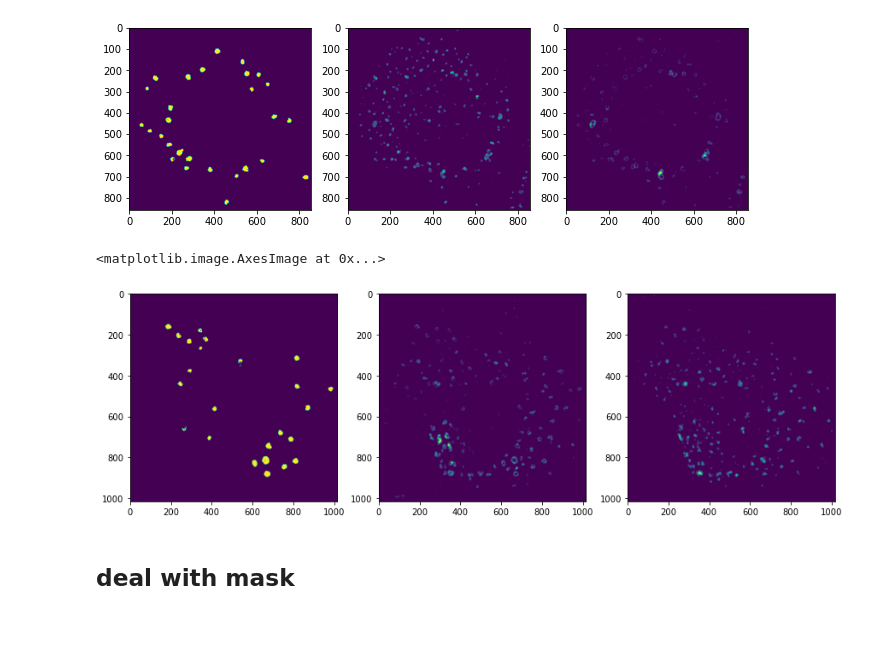
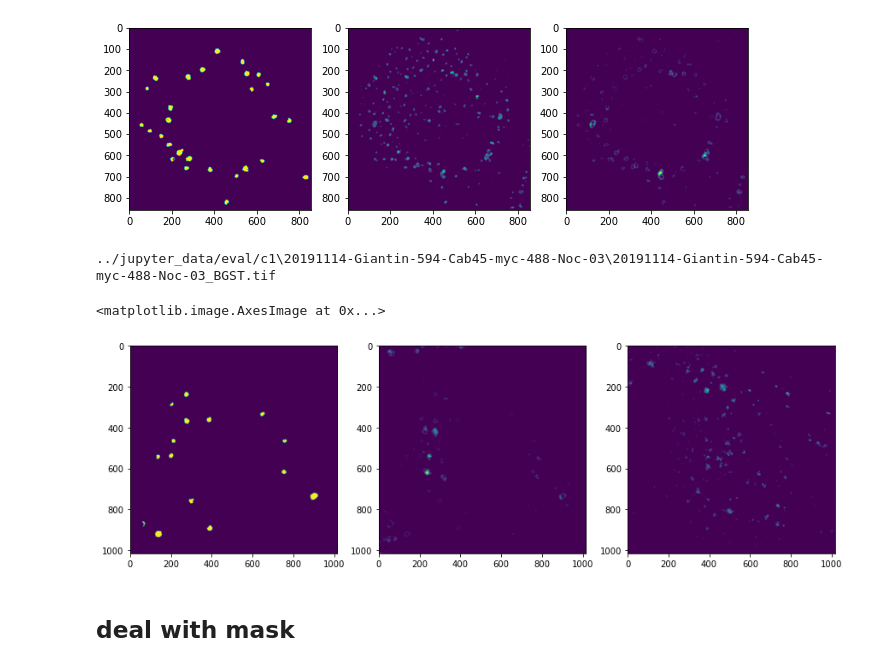
Before and after one commit to JiaaZe/Enface-giantin-project, a Jupyter notebook: jupyter_src/evaluate.ipynb, the cells around one changed output. Saved outputs shown, nothing was run; the diff lists cells and outputs as text; code cells hidden in the pictures; blank space fills up the shorter version.

Commit message:
update jupyter evaluate.ipynb

```diff
--- a/jupyter_src/evaluate.ipynb
+++ b/jupyter_src/evaluate.ipynb
@@ -183,18 +179,20 @@ for k in range(len(pred_mask) - 1):
 [figure]
 [figure]
 # %%
-k = 4
+k = 6
+print(eval_tifpath_list[k])
 golgi = tf.keras.utils.normalize(golgi_image_list[k], axis=1)
 plt.figure(figsize=(20, 5))
 plt.subplot(141)
 plt.imshow(np.array(unpad_mask_list[k] > threshold, dtype=np.bool_))
 plt.subplot(142)
 plt.imshow(golgi_image_list[k][0])
 plt.subplot(143)
 plt.imshow(golgi_image_list[k][1])
 # %% [output]
-<matplotlib.image.AxesImage at 0x...>
+../jupyter_data/eval/c1\20191114-Giantin-594-Cab45-myc-488-Noc-03\20191114-Giantin-594-Cab45-myc-488-Noc-03_BGST.tif
+<matplotlib.image.AxesImage at 0x...>
-[figure, old version]
+[figure, new version]
 # %% [markdown]
 ## deal with mask
 # %%
```
Also changed, not shown: parts of 24 cells of this notebook.
